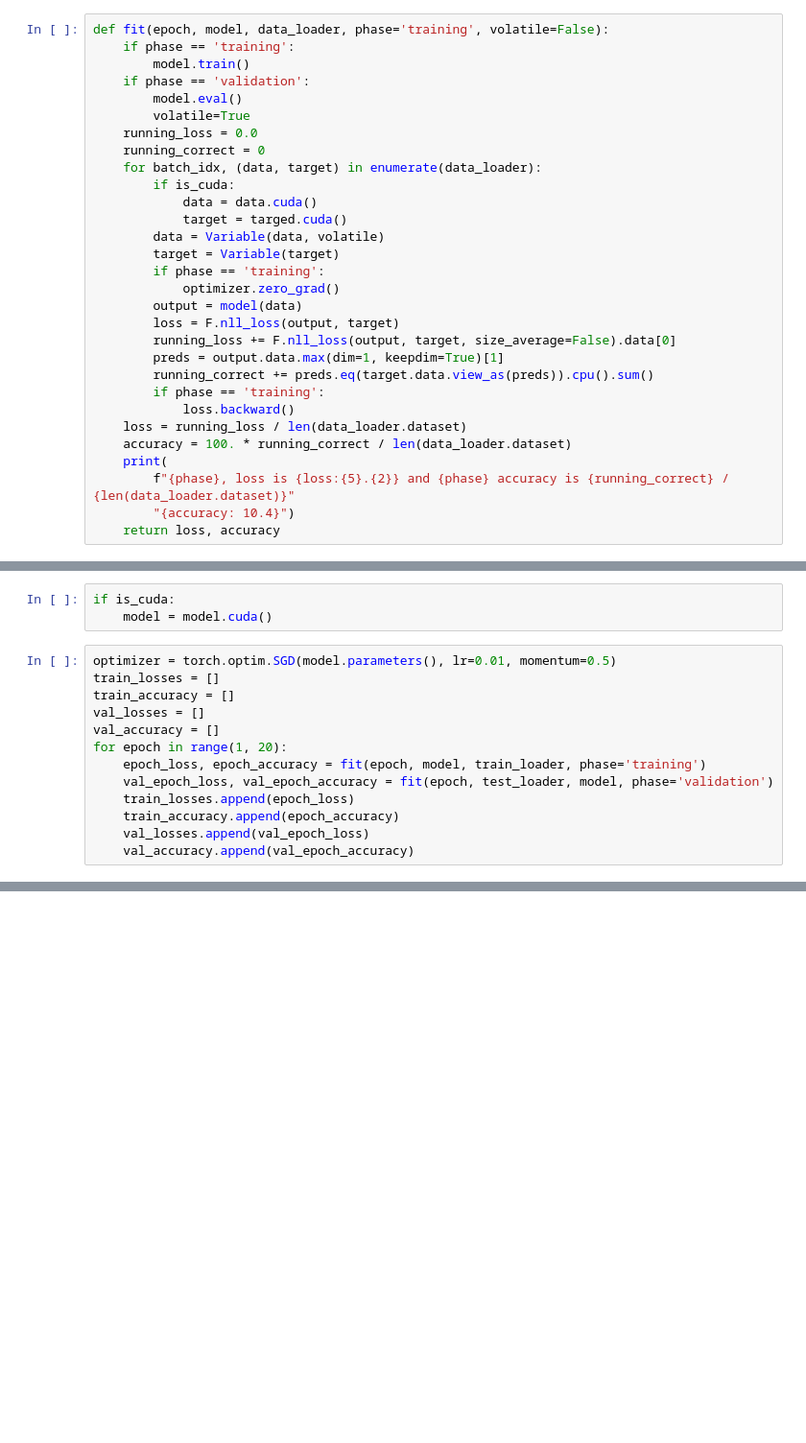
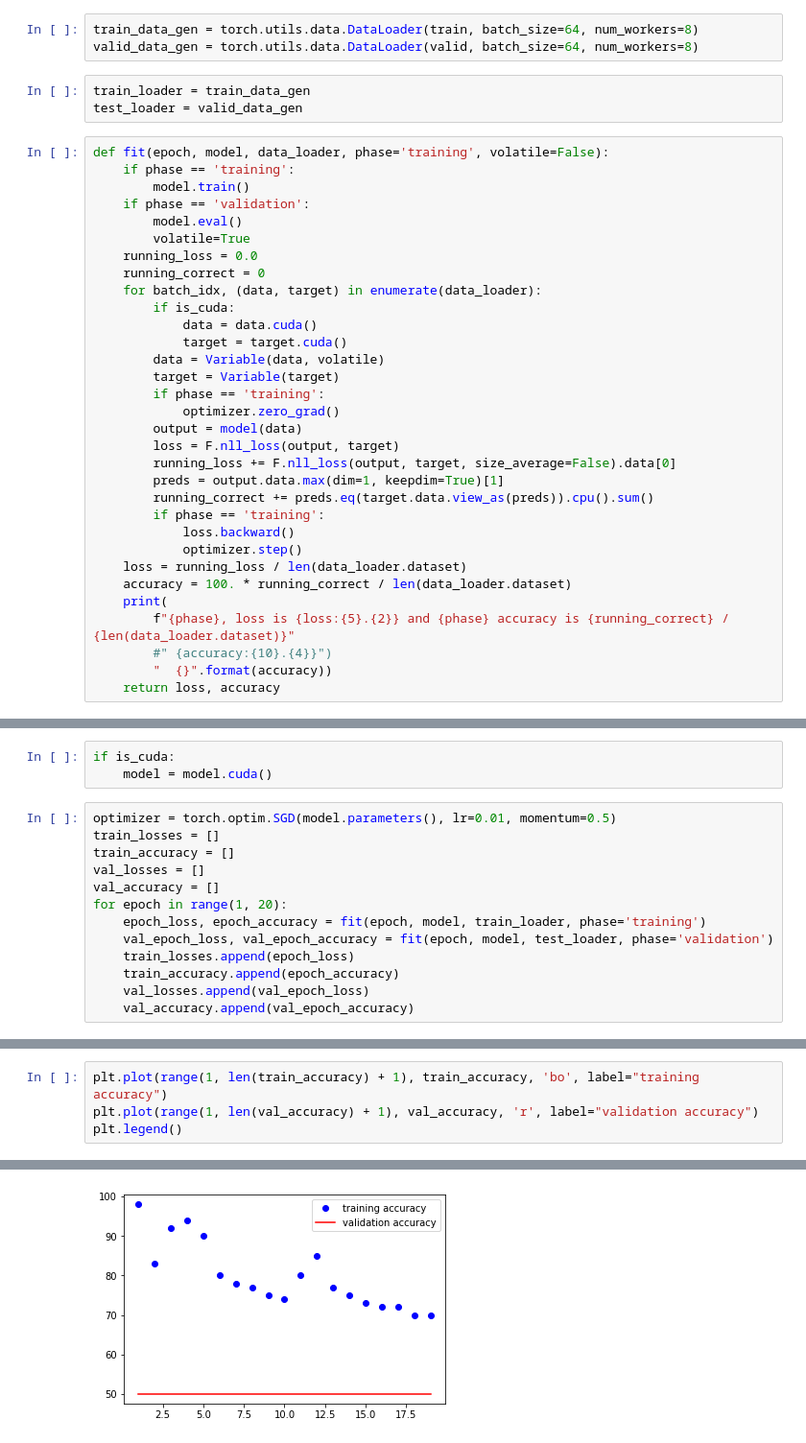
Before and after one commit to contemplat0r/Severstal-Steel-Defect-Detection, a Jupyter notebook: humpback/subramanian-chapter-5.ipynb, the cells around one changed output, grey strips where cells are left out. Shown: that part at 96% size. Saved outputs shown, nothing was run; the diff lists cells and outputs as text; blank space fills up the shorter version.

```diff
--- a/humpback/subramanian-chapter-5.ipynb
+++ b/humpback/subramanian-chapter-5.ipynb
@@ -86,3 +120,9 @@ tensor([[[ 0.0188, -0.2657,  0.2075]]])
+# %%
+train_data_gen = torch.utils.data.DataLoader(train, batch_size=64, num_workers=8)
+valid_data_gen = torch.utils.data.DataLoader(valid, batch_size=64, num_workers=8)
+# %%
+train_loader = train_data_gen
+test_loader = valid_data_gen
 # %%
 def fit(epoch, model, data_loader, phase='training', volatile=False):
     if phase == 'training':
@@ -95,7 +135,7 @@ def fit(epoch, model, data_loader, phase='training', volatile=False):
     for batch_idx, (data, target) in enumerate(data_loader):
         if is_cuda:
             data = data.cuda()
-            target = targed.cuda()
+            target = target.cuda()
         data = Variable(data, volatile)
         target = Variable(target)
         if phase == 'training':
@@ -107,11 +147,13 @@ def fit(epoch, model, data_loader, phase='training', volatile=False):
         running_correct += preds.eq(target.data.view_as(preds)).cpu().sum()
         if phase == 'training':
             loss.backward()
+            optimizer.step()
     loss = running_loss / len(data_loader.dataset)
     accuracy = 100. * running_correct / len(data_loader.dataset)
     print(
         f"{phase}, loss is {loss:{5}.{2}} and {phase} accuracy is {running_correct} / {len(data_loader.dataset)}"
-        "{accuracy: 10.4}")
+        #" {accuracy:{10}.{4}}")
+        "  {}".format(accuracy))
     return loss, accuracy
 # %%
 model = Net()
@@ -126,7 +168,7 @@ val_losses = []
 val_accuracy = []
 for epoch in range(1, 20):
     epoch_loss, epoch_accuracy = fit(epoch, model, train_loader, phase='training')
-    val_epoch_loss, val_epoch_accuracy = fit(epoch, test_loader, model, phase='validation')
+    val_epoch_loss, val_epoch_accuracy = fit(epoch, model, test_loader, phase='validation')
     train_losses.append(epoch_loss)
     train_accuracy.append(epoch_accuracy)
     val_losses.append(val_epoch_loss)
@@ -137,0 +201,5 @@ plt.legend()
+# %%
+plt.plot(range(1, len(train_accuracy) + 1), train_accuracy, 'bo', label="training accuracy")
+plt.plot(range(1, len(val_accuracy) + 1), val_accuracy, 'r', label="validation accuracy")
+plt.legend()
+# %% [output]
@@ -137,0 +207 @@ plt.legend()
+[figure, added]
```
Also changed, not shown: parts of 12 cells of this notebook.
